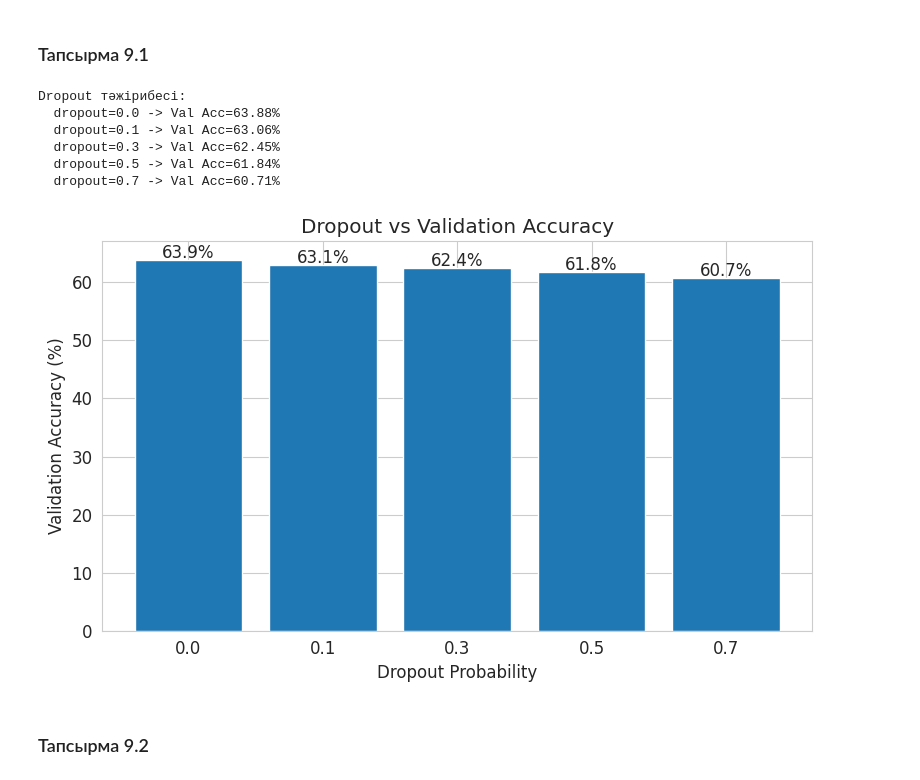
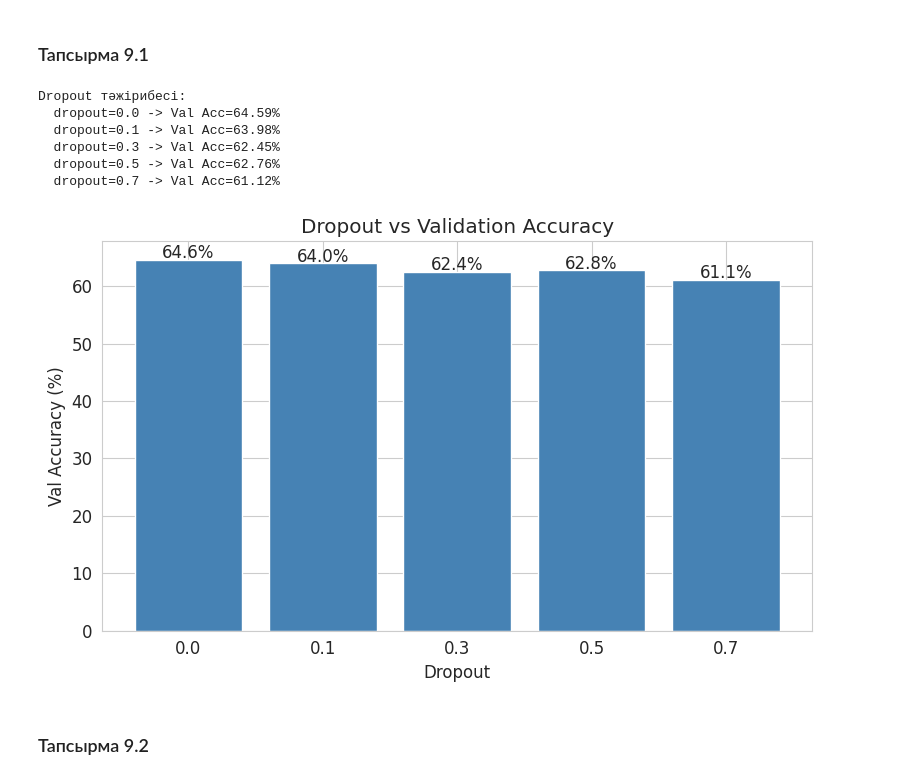
Before and after one commit to ansaganakhat/project-1, a Jupyter notebook: Pytorch_practical.ipynb, the cells around one changed output. Cells and saved outputs as stored; diff of their text form; code cells hidden in the pictures.

```diff
--- a/Pytorch_practical.ipynb
+++ b/Pytorch_practical.ipynb
@@ -298,7 +299,12 @@ fig, axes = plt.subplots(1, 3, figsize=(15, 5))
 for i, feat in enumerate(top_features):
     # TODO: axes[i] үшін scatter plot сызыңыз (x=feat, y='quality')
     # Кеңес: axes[i].scatter(df[feat], df['quality'], alpha=0.3, ...)
-    axes[i].scatter(df[feat], df['quality'], alpha=0.3)
+    axes[i].scatter(
+        df[feat],
+        df['quality'],
+        alpha=0.3,
+        color='steelblue'
+    )
     axes[i].set_xlabel(feat)
     axes[i].set_ylabel('quality')
     axes[i].set_title(f'{feat} vs quality')
@@ -1429,59 +1512,67 @@ plt.show()
 # %% [markdown]
 ### Тапсырма 9.1
 # %%
-# Тапсырма 9.1: Dropout тәжірибесі
-# Dropout мәнінің [0.0, 0.1, 0.3, 0.5, 0.7] диапазонында нәтижеге әсерін зерттеңіз
-
 dropout_values = [0.0, 0.1, 0.3, 0.5, 0.7]
 dropout_results = {}
 
 print('Dropout тәжірибесі:')
+
 for dp in dropout_values:
-    # TODO: config сөздігін жасаңыз және train_model шақырыңыз
+
     config = {
         'lr': best_lr,
         'dropout_p': dp,
         'epochs': 60
     }
+
     best_acc, _ = train_model(
         config,
         train_loader,
         val_loader,
         device
     )
+
     dropout_results[dp] = best_acc
+
     print(f'  dropout={dp:.1f} -> Val Acc={best_acc:.2f}%')
 
-# TODO: Нәтижелерді барлық диаграмма арқылы визуализациялаңыз
+
+# Визуализация
 fig, ax = plt.subplots(figsize=(8, 5))
 
-drops = [str(d) for d in dropout_results.keys()]
-accs = list(dropout_results.values())
+x_vals = [str(v) for v in dropout_results.keys()]
+y_vals = list(dropout_results.values())
 
-bars = ax.bar(drops, accs, edgecolor='white')
+bars = ax.bar(
+    x_vals,
+    y_vals,
+    color='steelblue',
+    edgecolor='white'
+)
 
-for bar, val in zip(bars, accs):
+for bar, val in zip(bars, y_vals):
+
     ax.text(
         bar.get_x() + bar.get_width()/2,
         bar.get_height() + 0.3,
         f'{val:.1f}%',
         ha='center'
     )
 
 ax.set_title('Dropout vs Validation Accuracy')
-ax.set_xlabel('Dropout Probability')
-ax.set_ylabel('Validation Accuracy (%)')
+ax.set_xlabel('Dropout')
+ax.set_ylabel('Val Accuracy (%)')
 
 plt.tight_layout()
 plt.show()
 # %% [output]
 Dropout тәжірибесі:
-  dropout=0.0 -> Val Acc=63.88%
-  dropout=0.1 -> Val Acc=63.06%
+  dropout=0.0 -> Val Acc=64.59%
+  dropout=0.1 -> Val Acc=63.98%
   dropout=0.3 -> Val Acc=62.45%
-  dropout=0.5 -> Val Acc=61.84%
-  dropout=0.7 -> Val Acc=60.71%
+  dropout=0.5 -> Val Acc=62.76%
+  dropout=0.7 -> Val Acc=61.12%
-[figure, old version]
+[figure, new version]
 # %% [markdown]
 ### Тапсырма 9.2
 # %%
```
Also changed, not shown: parts of 28 cells of this notebook.
